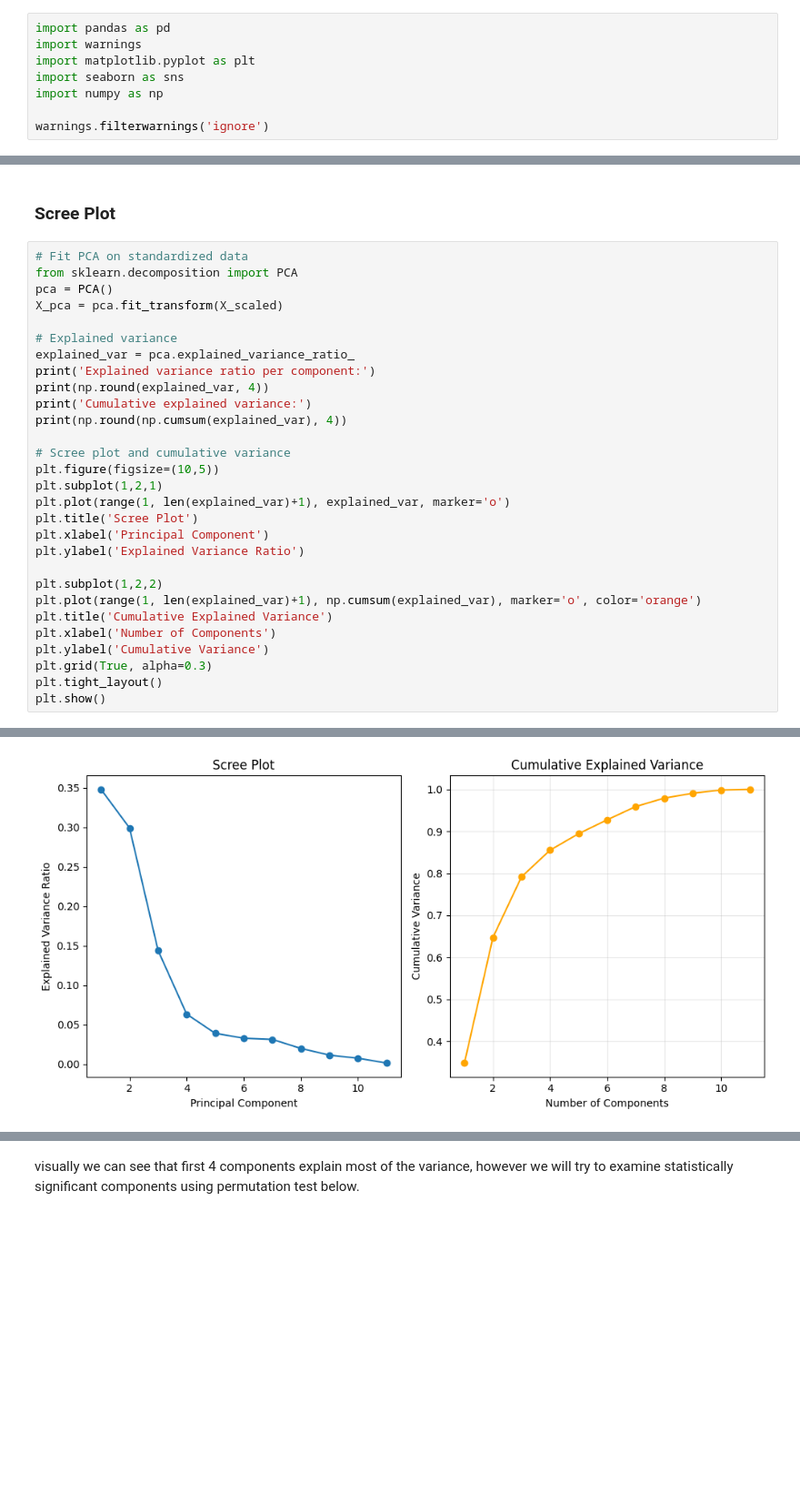
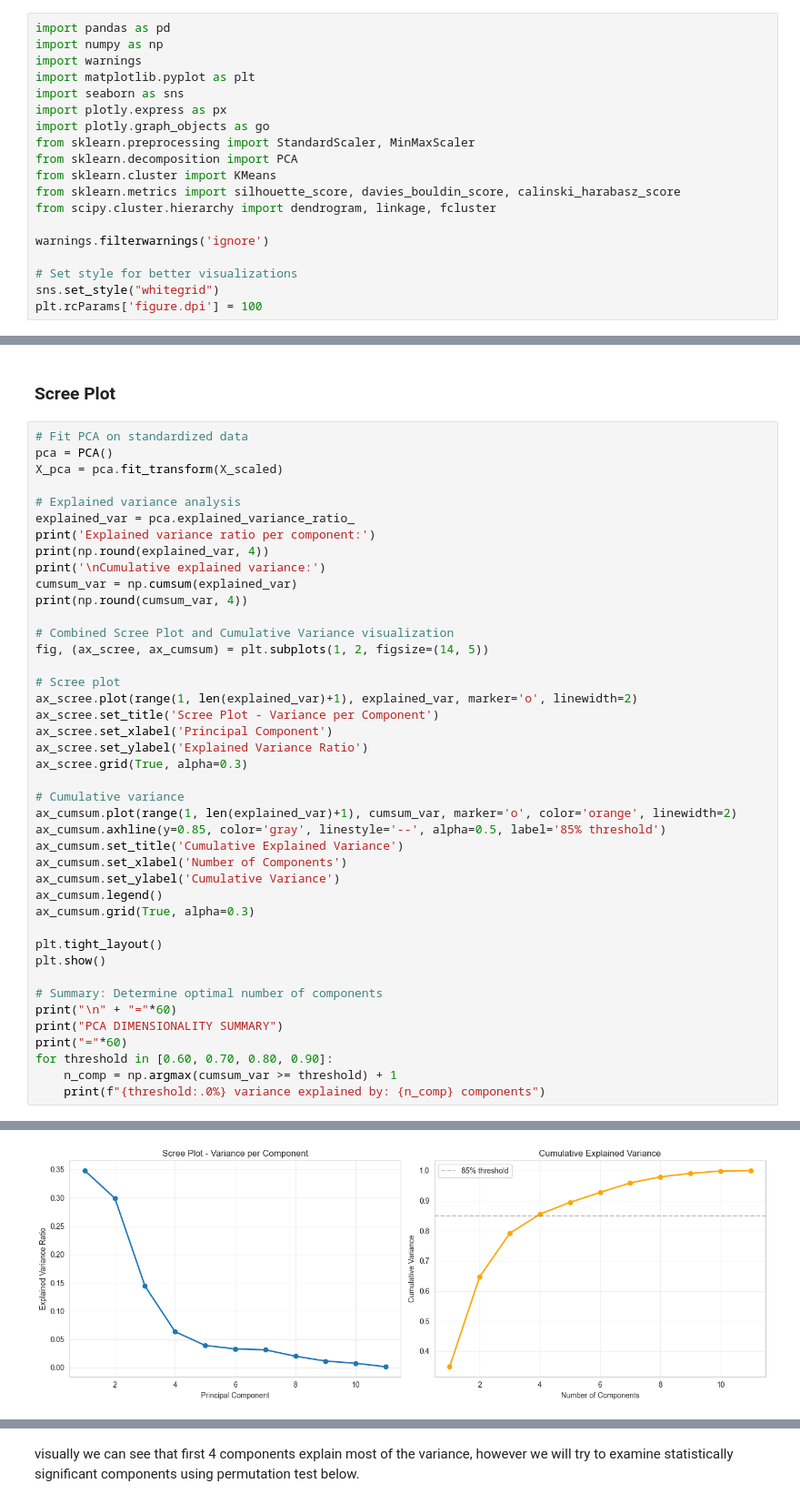
Before and after one commit to makokuzii/Produisez-une-etude-de-marche, a Jupyter notebook: acp_et_clustering.ipynb, the cells around one changed output, grey strips where cells are left out. Shown at 91% size. Saved outputs shown, nothing was run; the diff lists cells and outputs as text; blank space fills up the shorter version.

```diff
--- a/acp_et_clustering.ipynb
+++ b/acp_et_clustering.ipynb
@@ -2,12 +2,23 @@
 ## Import libraries
 # %%
 import pandas as pd
+import numpy as np
 import warnings
 import matplotlib.pyplot as plt
 import seaborn as sns
-import numpy as np
+import plotly.express as px
+import plotly.graph_objects as go
+from sklearn.preprocessing import StandardScaler, MinMaxScaler
+from sklearn.decomposition import PCA
+from sklearn.cluster import KMeans
+from sklearn.metrics import silhouette_score, davies_bouldin_score, calinski_harabasz_score
+from scipy.cluster.hierarchy import dendrogram, linkage, fcluster
 
 warnings.filterwarnings('ignore')
+
+# Set style for better visualizations
+sns.set_style("whitegrid")
+plt.rcParams['figure.dpi'] = 100
 # %%
 df = pd.read_csv('data/cleaned_chicken_market_study_data.csv', sep=',')
 df.head()
@@ -102,33 +107,46 @@ Poultry Consumption (kg) ↔ Poultry Consumption Growth Potential: 0.90
 ### Scree Plot
 # %%
 # Fit PCA on standardized data
-from sklearn.decomposition import PCA
 pca = PCA()
 X_pca = pca.fit_transform(X_scaled)
 
-# Explained variance
+# Explained variance analysis
 explained_var = pca.explained_variance_ratio_
 print('Explained variance ratio per component:')
 print(np.round(explained_var, 4))
-print('Cumulative explained variance:')
-print(np.round(np.cumsum(explained_var), 4))
+print('\nCumulative explained variance:')
+cumsum_var = np.cumsum(explained_var)
+print(np.round(cumsum_var, 4))
 
-# Scree plot and cumulative variance
-plt.figure(figsize=(10,5))
-plt.subplot(1,2,1)
-plt.plot(range(1, len(explained_var)+1), explained_var, marker='o')
-plt.title('Scree Plot')
-plt.xlabel('Principal Component')
-plt.ylabel('Explained Variance Ratio')
+# Combined Scree Plot and Cumulative Variance visualization
+fig, (ax_scree, ax_cumsum) = plt.subplots(1, 2, figsize=(14, 5))
 
-plt.subplot(1,2,2)
-plt.plot(range(1, len(explained_var)+1), np.cumsum(explained_var), marker='o', color='orange')
-plt.title('Cumulative Explained Variance')
-plt.xlabel('Number of Components')
-plt.ylabel('Cumulative Variance')
-plt.grid(True, alpha=0.3)
+# Scree plot
+ax_scree.plot(range(1, len(explained_var)+1), explained_var, marker='o', linewidth=2)
+ax_scree.set_title('Scree Plot - Variance per Component')
+ax_scree.set_xlabel('Principal Component')
+ax_scree.set_ylabel('Explained Variance Ratio')
+ax_scree.grid(True, alpha=0.3)
+
+# Cumulative variance
+ax_cumsum.plot(range(1, len(explained_var)+1), cumsum_var, marker='o', color='orange', linewidth=2)
+ax_cumsum.axhline(y=0.85, color='gray', linestyle='--', alpha=0.5, label='85% threshold')
+ax_cumsum.set_title('Cumulative Explained Variance')
+ax_cumsum.set_xlabel('Number of Components')
+ax_cumsum.set_ylabel('Cumulative Variance')
+ax_cumsum.legend()
+ax_cumsum.grid(True, alpha=0.3)
+
 plt.tight_layout()
 plt.show()
+
+# Summary: Determine optimal number of components
+print("\n" + "="*60)
+print("PCA DIMENSIONALITY SUMMARY")
+print("="*60)
+for threshold in [0.60, 0.70, 0.80, 0.90]:
+    n_comp = np.argmax(cumsum_var >= threshold) + 1
+    print(f"{threshold:.0%} variance explained by: {n_comp} components")
 # %% [output]
 Explained variance ratio per component:
 [0.3482 0.2993 0.1441 0.0636 0.0392 0.0331 0.0315 0.0201 0.0116 0.0077
@@ -136,4 +155,4 @@ Explained variance ratio per component:
 Cumulative explained variance:
 [0.3482 0.6475 0.7916 0.8552 0.8944 0.9275 0.959  0.9791 0.9907 0.9984
  1.    ]
-[figure, old version]
+[figure, new version]
```
Also changed, not shown: parts of 30 cells of this notebook, 1 other file.
